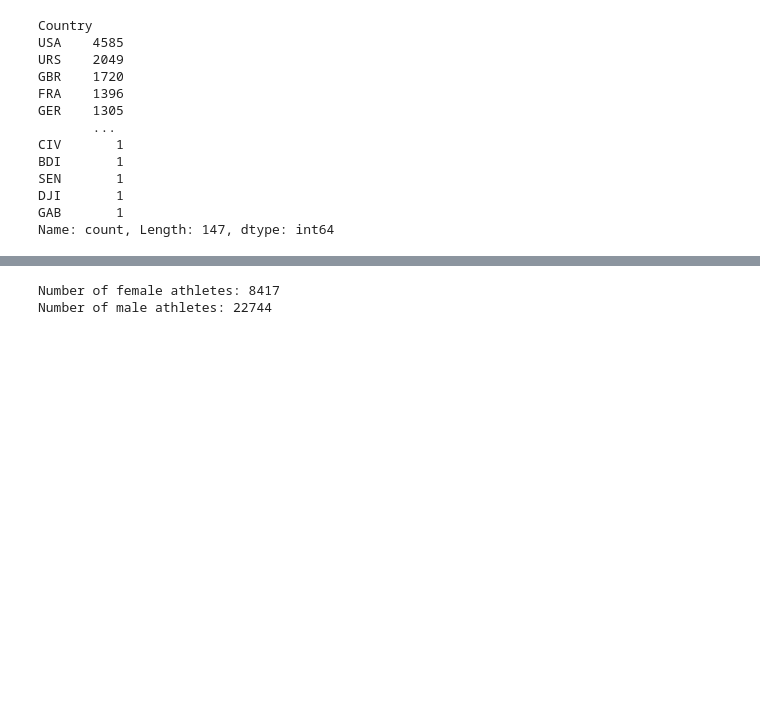
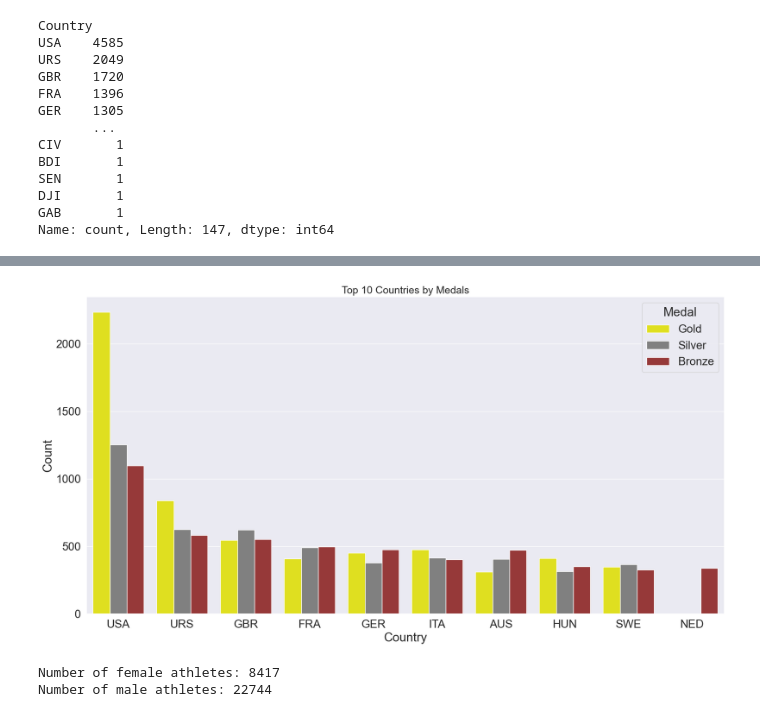
Before and after one commit to cnskzlrmt/summer-olympic-games-project, a Jupyter notebook: Summer_Olympic_Games.ipynb, the cells around one changed output, grey strips where cells are left out. Saved outputs shown, nothing was run; the diff lists cells and outputs as text; code cells hidden in the pictures; blank space fills up the shorter version.

```diff
--- a/Summer_Olympic_Games.ipynb
+++ b/Summer_Olympic_Games.ipynb
@@ -199,3 +203,21 @@ plt.show()
+# %%
+#Top 10 Countries by Medals
+top10_df = pd.DataFrame({
+    'Country': top10.index,
+    'Gold': top10_gold_counts.reindex(top10.index, fill_value=0),
+    'Silver': top10_silver_counts.reindex(top10.index, fill_value=0),
+    'Bronze': top10_bronze_counts.reindex(top10.index, fill_value=0)
+})
+top10_df_melted = top10_df.melt('Country', var_name='Medal', value_name='Count')
+
+plt.figure(figsize=(20, 10))
+sns.set(font_scale=1.8)
+sns.barplot(data=top10_df_melted, x='Country', y='Count', hue='Medal', order=top10_df['Country'],
+            palette={"Gold": "yellow", "Silver": "grey", "Bronze": "brown"})
+plt.title("Top 10 Countries by Medals", fontsize=18)
+plt.show()
+# %% [output]
+[figure, added]
 # %%
 gender_counts = df['Gender'].value_counts()
 print("Number of female athletes:", gender_counts['Women'])
```
Also changed, not shown: parts of 8 cells of this notebook.
